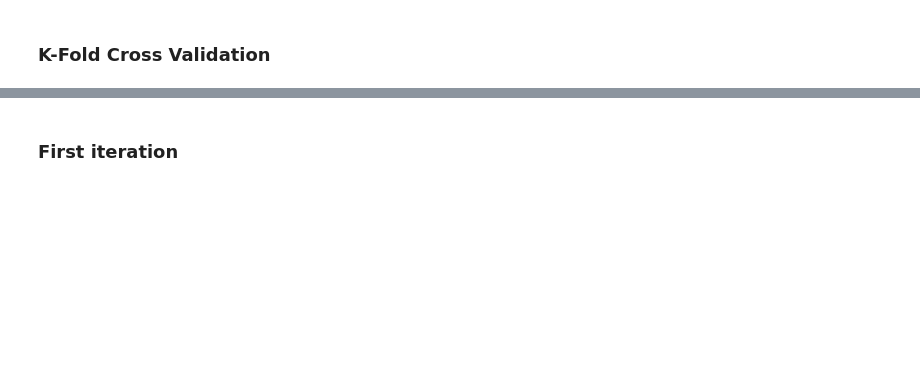
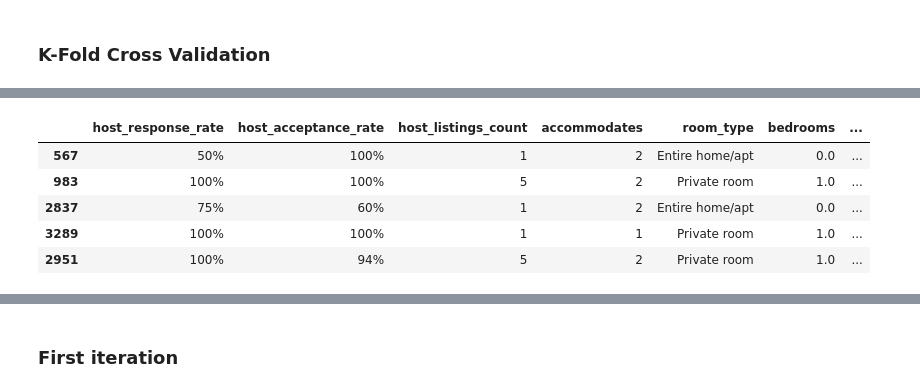
Before and after one commit to evgenursic/python-analitika-2, a Jupyter notebook: Del_07_Uvod_v_strojno_ucenje_osnove/07_Uvod_v_strojno_ucenje_osnove_CLEAN.ipynb, the cells around one changed output, grey strips where cells are left out. Cells and saved outputs as stored; diff of their text form; code cells hidden in the pictures; blank space fills up the shorter version.

```diff
--- a/Del_07_Uvod_v_strojno_ucenje_osnove/07_Uvod_v_strojno_ucenje_osnove_CLEAN.ipynb
+++ b/Del_07_Uvod_v_strojno_ucenje_osnove/07_Uvod_v_strojno_ucenje_osnove_CLEAN.ipynb
@@ -1121,5 +1127,14 @@ dc_listings.loc[dc_listings.index[745:1490], "fold"] = 2
 dc_listings.loc[dc_listings.index[1490:2234], "fold"] = 3
 dc_listings.loc[dc_listings.index[2234:2978], "fold"] = 4
 dc_listings.loc[dc_listings.index[2978:3723], "fold"] = 5
+# %%
+dc_listings.head()
+# %% [output]
+|  | host_response_rate | host_acceptance_rate | host_listings_count | accommodates | room_type | bedrooms | ... |
+| 567 | 50% | 100% | 1 | 2 | Entire home/apt | 0.0 | ... |
+| 983 | 100% | 100% | 5 | 2 | Private room | 1.0 | ... |
+| 2837 | 75% | 60% | 1 | 2 | Entire home/apt | 0.0 | ... |
+| 3289 | 100% | 100% | 1 | 1 | Private room | 1.0 | ... |
+| 2951 | 100% | 94% | 5 | 2 | Private room | 1.0 | ... |
 # %%
 dc_listings['fold'].value_counts()
```
Also changed, not shown: parts of 19 cells of this notebook, 8 other files.
